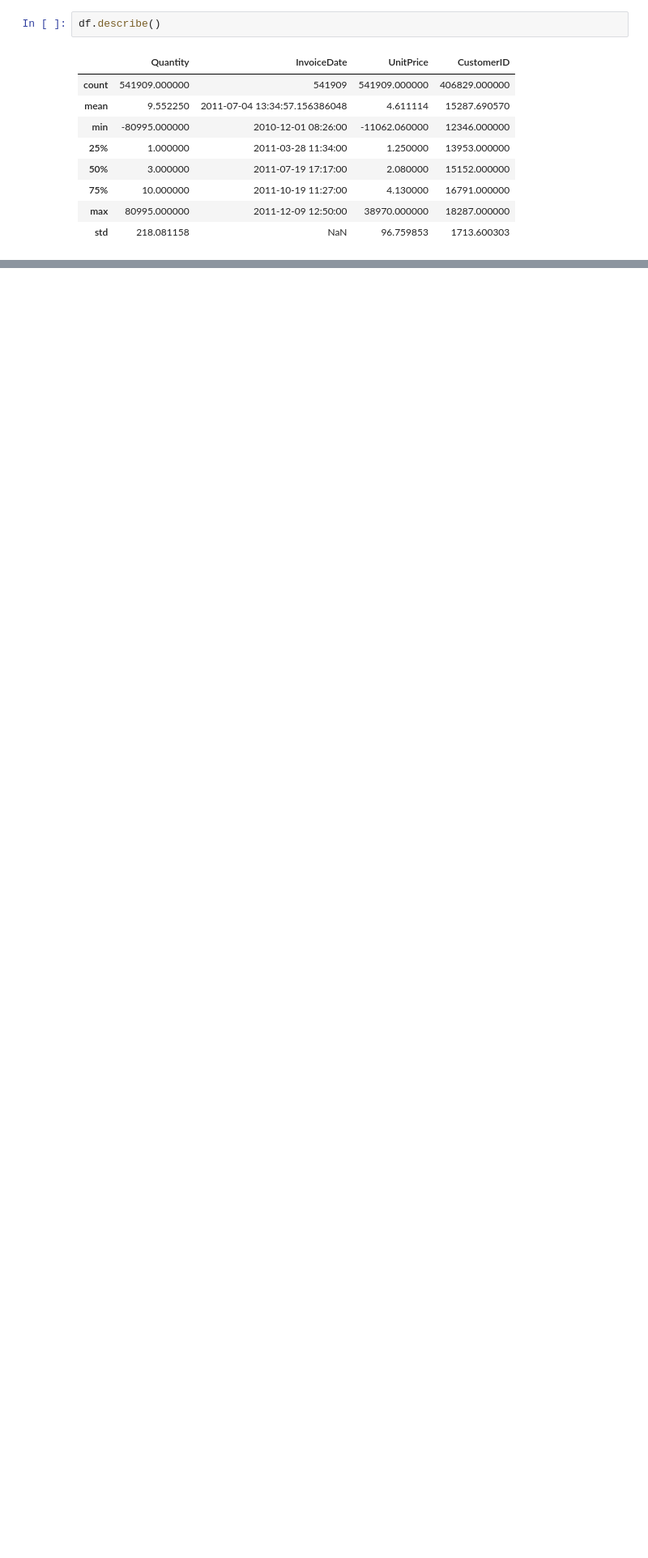
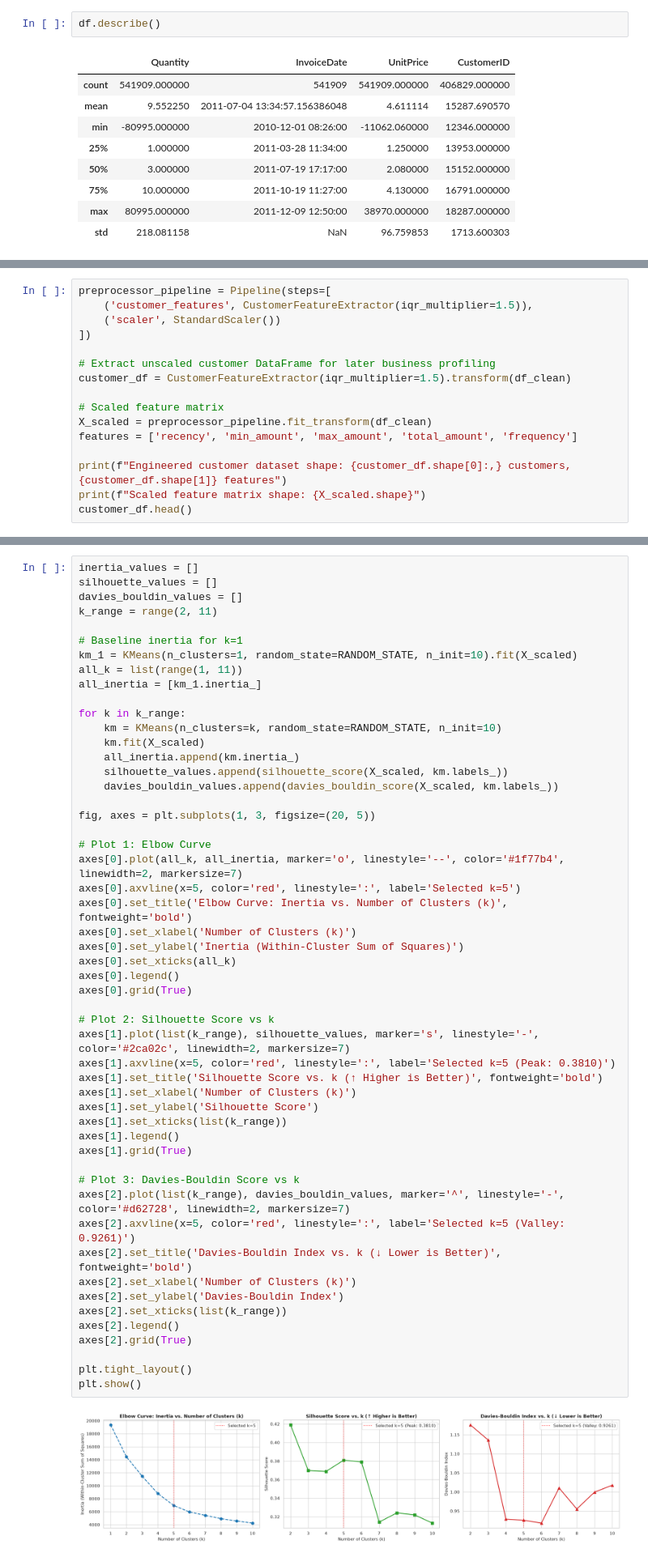
Before and after one commit to beppvis/23CSE301-Machine-Learning-Project, a Jupyter notebook: notebooks/Clustering.ipynb, the cells around one changed output, grey strips where cells are left out. Shown at 81% size. Drawn from its saved outputs; the diff is of its cells as text; blank space fills up the shorter version.

```diff
--- a/notebooks/Clustering.ipynb
+++ b/notebooks/Clustering.ipynb
@@ -352,0 +220,16 @@ Linkage: Single     | Silhouette Score: 0.6950
+# %%
+preprocessor_pipeline = Pipeline(steps=[
+    ('customer_features', CustomerFeatureExtractor(iqr_multiplier=1.5)),
+    ('scaler', StandardScaler())
+])
+
+# Extract unscaled customer DataFrame for later business profiling
+customer_df = CustomerFeatureExtractor(iqr_multiplier=1.5).transform(df_clean)
+
+# Scaled feature matrix
+X_scaled = preprocessor_pipeline.fit_transform(df_clean)
+features = ['recency', 'min_amount', 'max_amount', 'total_amount', 'frequency']
+
+print(f"Engineered customer dataset shape: {customer_df.shape[0]:,} customers, {customer_df.shape[1]} features")
+print(f"Scaled feature matrix shape: {X_scaled.shape}")
+customer_df.head()
@@ -352,0 +250,54 @@ Linkage: Single     | Silhouette Score: 0.6950
+# %%
+inertia_values = []
+silhouette_values = []
+davies_bouldin_values = []
+k_range = range(2, 11)
+
+# Baseline inertia for k=1
+km_1 = KMeans(n_clusters=1, random_state=RANDOM_STATE, n_init=10).fit(X_scaled)
+all_k = list(range(1, 11))
+all_inertia = [km_1.inertia_]
+
+for k in k_range:
+    km = KMeans(n_clusters=k, random_state=RANDOM_STATE, n_init=10)
+    km.fit(X_scaled)
+    all_inertia.append(km.inertia_)
+    silhouette_values.append(silhouette_score(X_scaled, km.labels_))
+    davies_bouldin_values.append(davies_bouldin_score(X_scaled, km.labels_))
+
+fig, axes = plt.subplots(1, 3, figsize=(20, 5))
+
+# Plot 1: Elbow Curve
+axes[0].plot(all_k, all_inertia, marker='o', linestyle='--', color='#1f77b4', linewidth=2, markersize=7)
+axes[0].axvline(x=5, color='red', linestyle=':', label='Selected k=5')
+axes[0].set_title('Elbow Curve: Inertia vs. Number of Clusters (k)', fontweight='bold')
+axes[0].set_xlabel('Number of Clusters (k)')
+axes[0].set_ylabel('Inertia (Within-Cluster Sum of Squares)')
+axes[0].set_xticks(all_k)
+axes[0].legend()
+axes[0].grid(True)
+
+# Plot 2: Silhouette Score vs k
+axes[1].plot(list(k_range), silhouette_values, marker='s', linestyle='-', color='#2ca02c', linewidth=2, markersize=7)
+axes[1].axvline(x=5, color='red', linestyle=':', label='Selected k=5 (Peak: 0.3810)')
+axes[1].set_title('Silhouette Score vs. k (↑ Higher is Better)', fontweight='bold')
+axes[1].set_xlabel('Number of Clusters (k)')
+axes[1].set_ylabel('Silhouette Score')
+axes[1].set_xticks(list(k_range))
+axes[1].legend()
+axes[1].grid(True)
+
+# Plot 3: Davies-Bouldin Score vs k
+axes[2].plot(list(k_range), davies_bouldin_values, marker='^', linestyle='-', color='#d62728', linewidth=2, markersize=7)
+axes[2].axvline(x=5, color='red', linestyle=':', label='Selected k=5 (Valley: 0.9261)')
+axes[2].set_title('Davies-Bouldin Index vs. k (↓ Lower is Better)', fontweight='bold')
+axes[2].set_xlabel('Number of Clusters (k)')
+axes[2].set_ylabel('Davies-Bouldin Index')
+axes[2].set_xticks(list(k_range))
+axes[2].legend()
+axes[2].grid(True)
+
+plt.tight_layout()
+plt.show()
+# %% [output]
+[figure, added]
```
Also changed, not shown: parts of 52 cells of this notebook, 2 other files.
